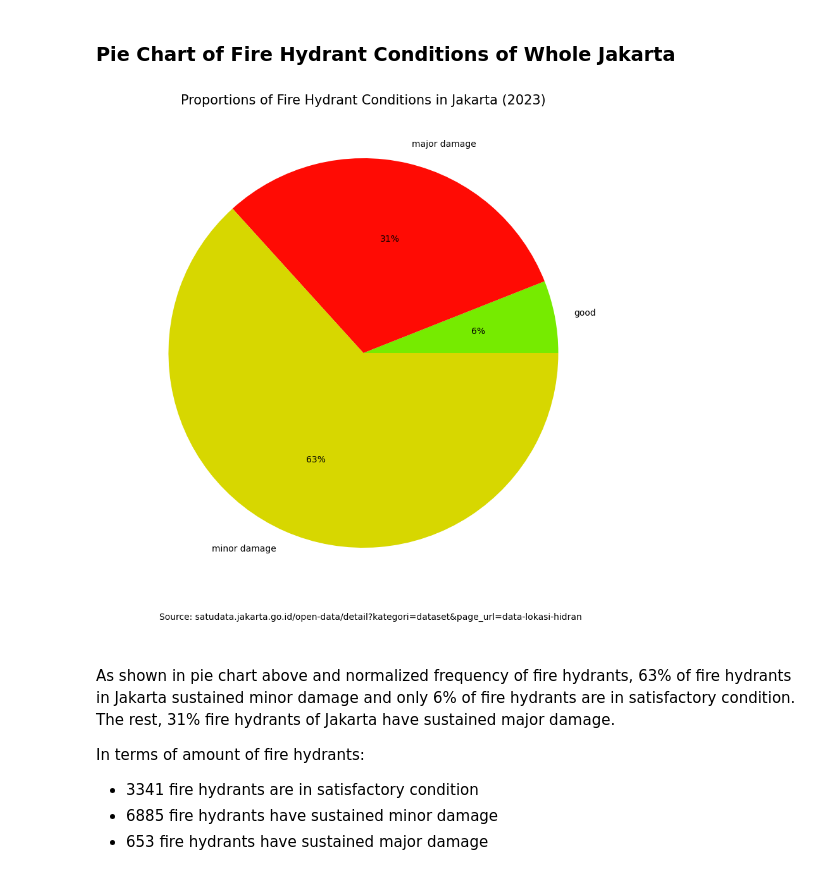
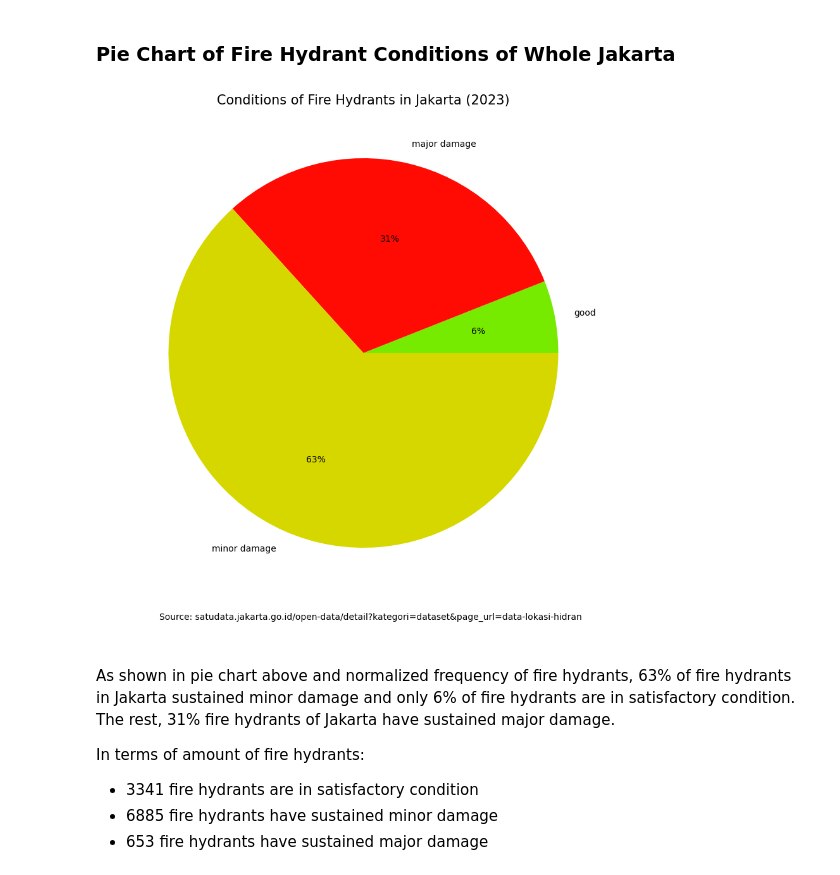
Before and after one commit to hannwn/FHP, a Jupyter notebook: ProjectNotebookO.ipynb, the cells around one changed output. Drawn from its saved outputs; the diff is of its cells as text; code cells hidden in the pictures.

```diff
--- a/ProjectNotebookO.ipynb
+++ b/ProjectNotebookO.ipynb
@@ -277,16 +277,16 @@ There are no district with either only populated with satisfactory fire hydrants
 # %%
 labels = df_2023['condition'].sort_values().unique()
 data = df_2023.value_counts(subset = 'condition', ascending = True)
 source = 'Source: satudata.jakarta.go.id/open-data/detail?kategori=dataset&page_url=data-lokasi-hidran'
 colors_pie = ['#76EB00', '#FF0B04', '#D7D700']
 
 fig, ax = plt.subplots(figsize = (10,10))
 plt.pie(data.to_numpy(), labels = labels, colors = sns.set_palette(sns.color_palette(colors_pie)), autopct = '%.0f%%')
-ax.set_title('Proportions of Fire Hydrant Conditions in Jakarta (2023)', fontsize = 15)
+ax.set_title('Conditions of Fire Hydrants in Jakarta (2023)', fontsize = 15)
 ax.annotate(source, xy = (0.1, .04), xycoords= 'figure fraction', horizontalalignment = 'left', verticalalignment = 'bottom', fontsize = 10)
 plt.show()
 # %% [output]
-[figure, old version]
+[figure, new version]
 # %% [markdown]
 As shown in pie chart above and normalized frequency of fire hydrants, 63% of fire hydrants in Jakarta sustained minor damage and only 6% of fire hydrants are in satisfactory condition. The rest, 31% fire hydrants of Jakarta have sustained major damage.
 
```
Also changed, not shown: 1 other file.
